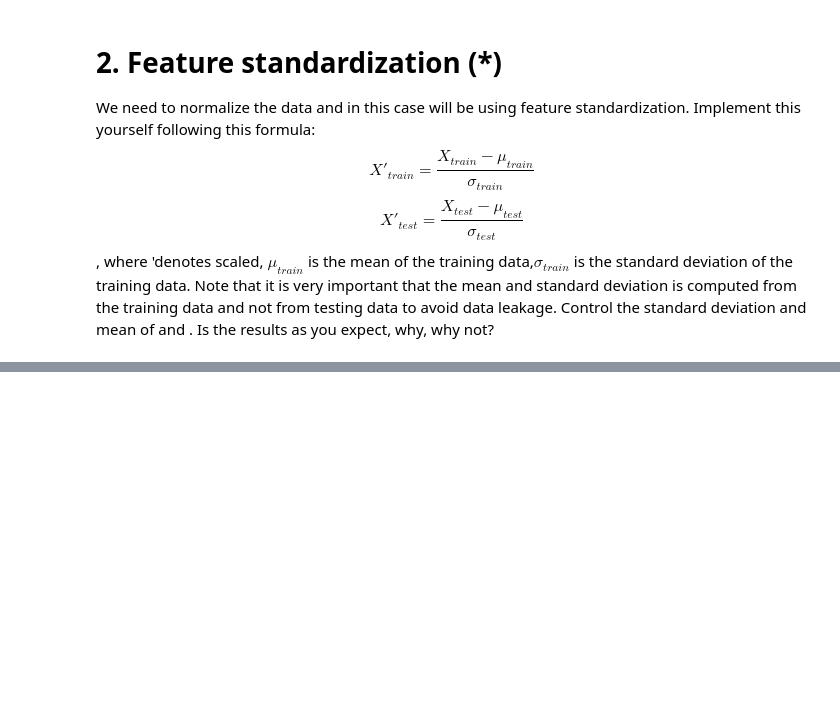
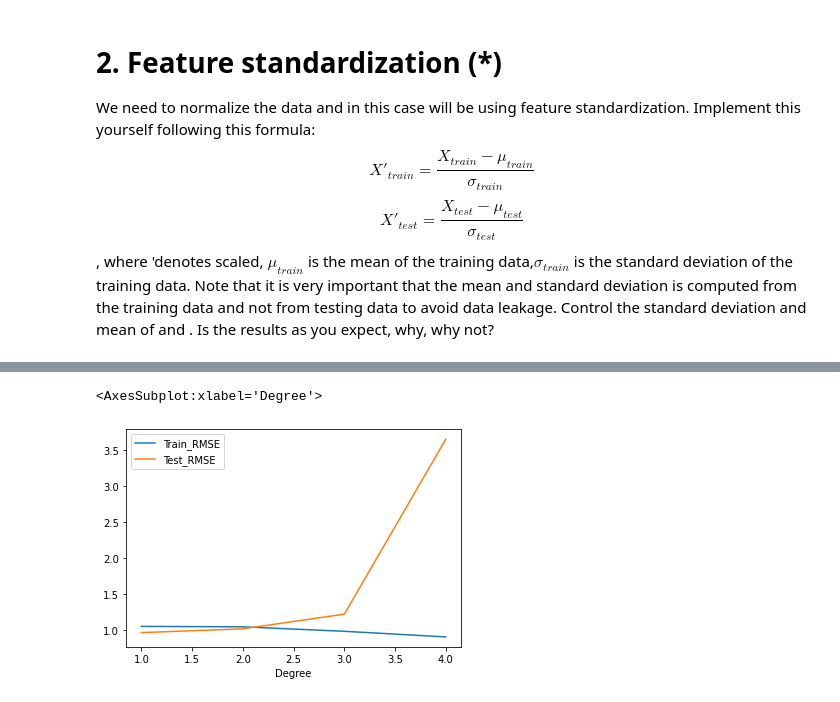
Before and after one commit to SamiFatmi/Machine-Learning-SAMI-FATMI, a Jupyter notebook: Exercises/EX_03.ipynb, the cells around one changed output, grey strips where cells are left out. Drawn from its saved outputs; the diff is of its cells as text; code cells hidden in the pictures; blank space fills up the shorter version.

```diff
--- a/Exercises/EX_03.ipynb
+++ b/Exercises/EX_03.ipynb
@@ -123,0 +124,14 @@ We want to investigate Polynomialfeatures from scikit-klearn in this task. Start
+# %%
+from sklearn.preprocessing import PolynomialFeatures
+from sklearn.linear_model import  LinearRegression
+import numpy as np
+
+poly = PolynomialFeatures(degree=2, include_bias = False)
+
+poly_X_train = poly.fit(scaled_X_train)
+poly_transformed_X_train = poly.transform(scaled_X_train)
+poly_transformed_X_test = poly.transform(scaled_X_test)
+# %%
+poly_X_test = poly.fit(poly_transformed_X_test)
+
+poly_transformed_X_test_2 = poly.transform(poly_transformed_X_test)
@@ -123,0 +156,32 @@ We want to investigate Polynomialfeatures from scikit-klearn in this task. Start
+# %%
+rmse_df = pd.DataFrame(columns=["Degree","Train_RMSE","Test_RMSE"])
+
+for degree in range(1,5):
+    #instantiate an object
+    poly = PolynomialFeatures(degree=degree,include_bias=False)
+
+    # fit and tranform
+    poly_X_train = poly.fit(scaled_X_train)
+    poly_X_test = poly.fit(scaled_X_test)
+    poly_transformed_X_train = poly.transform(scaled_X_train)
+    poly_transformed_X_test = poly.transform(scaled_X_test)
+
+    #polynomial regressoin
+    model = LinearRegression()
+    model.fit(poly_transformed_X_train,y_train)
+
+    #predict on train and test data
+    y_train_pred = model.predict(poly_transformed_X_train)
+    y_test_pred = model.predict(poly_transformed_X_test)
+
+    #RMSE
+    train_RMSE = sqrt(mean_squared_error(y_train,y_train_pred))
+    test_RMSE = sqrt(mean_squared_error(y_test,y_test_pred))
+
+    #adding to dataframe
+    rmse_df = rmse_df.append({"Degree":degree,"Train_RMSE":train_RMSE,"Test_RMSE":test_RMSE},ignore_index=True)
+# %%
+rmse_df.plot(kind="line",x="Degree")
+# %% [output]
+<AxesSubplot:xlabel='Degree'>
+[figure, added]
```
Also changed, not shown: parts of 11 cells of this notebook.
